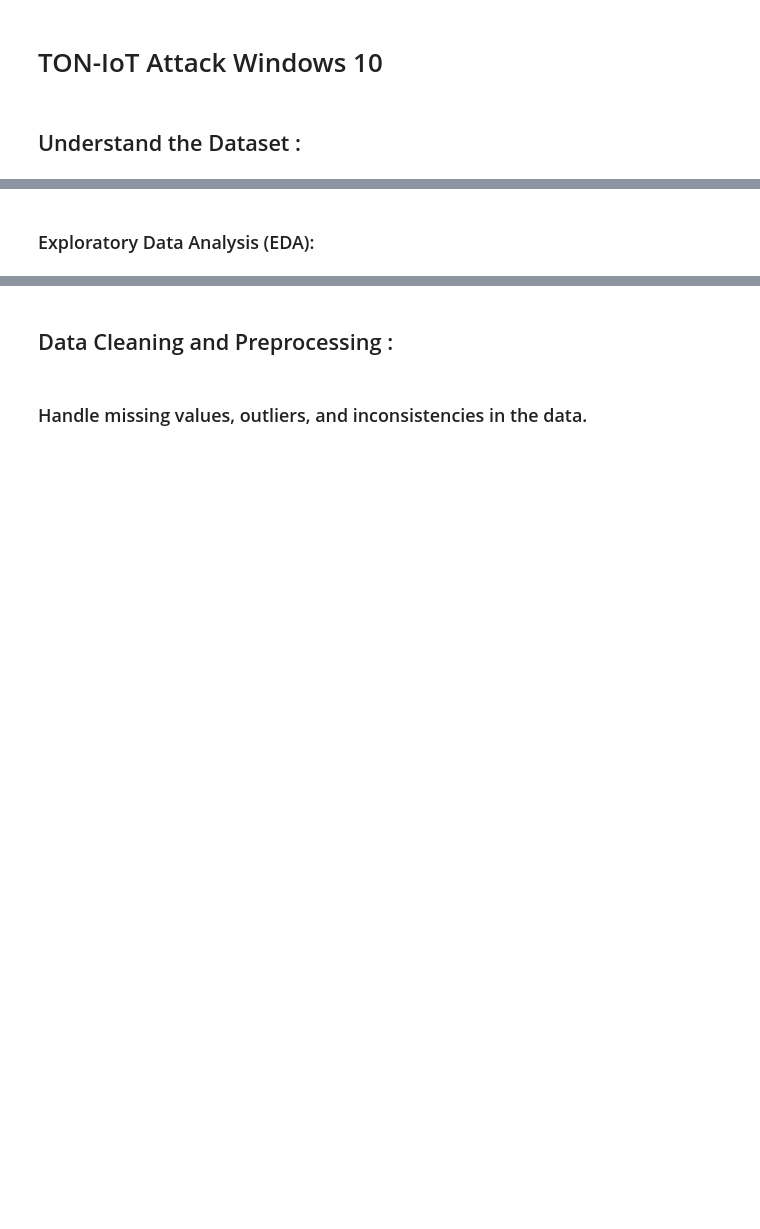
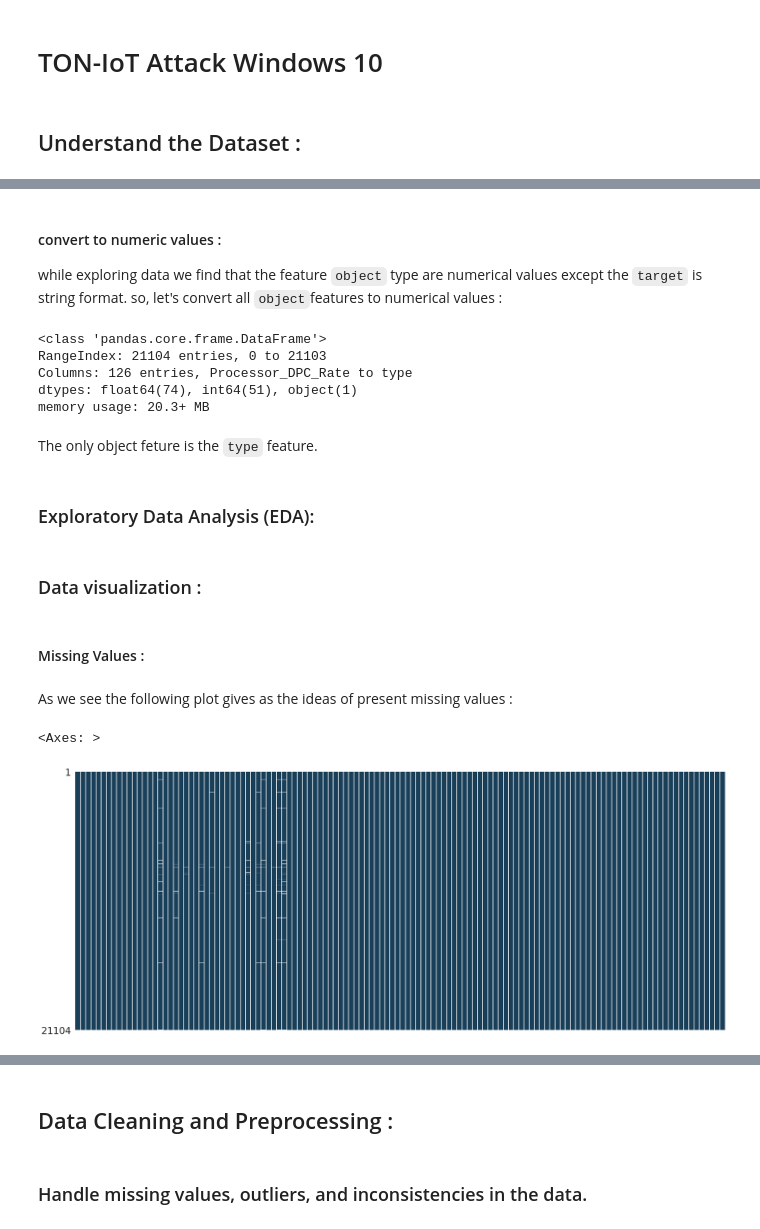
Before and after one commit to anas1IA/Windows_attack10, a Jupyter notebook: project/TON_IoT_Attack_Windows.ipynb, the cells around one changed output, grey strips where cells are left out. Saved outputs shown, nothing was run; the diff lists cells and outputs as text; code cells hidden in the pictures; blank space fills up the shorter version.

```diff
--- a/project/TON_IoT_Attack_Windows.ipynb
+++ b/project/TON_IoT_Attack_Windows.ipynb
@@ -5,2 +13,4 @@
+# %%
+df = pd.read_csv("/content/Train_Test_Windows_10 (1).csv")
 # %% [markdown]
 ## Understand the Dataset :
@@ -8,0 +53,13 @@
+# %% [markdown]
+#### convert to numeric values :
+while exploring data we find that the feature `object` type are numerical values except the `target` is string format. so, let's convert all `object`features to numerical values :
+# %%
+df[df.columns[:-1]] = df[df.columns[:-1]].apply(pd.to_numeric, errors='coerce')
+# %%
+df.info()
+# %% [output]
+<class 'pandas.core.frame.DataFrame'>
+RangeIndex: 21104 entries, 0 to 21103
+Columns: 126 entries, Processor_DPC_Rate to type
+dtypes: float64(74), int64(51), object(1)
+memory usage: 20.3+ MB
@@ -9,2 +71,15 @@
+# %% [markdown]
+The only object feture is the `type` feature.
 # %% [markdown]
 ### Exploratory Data Analysis (EDA):
+# %% [markdown]
+### Data visualization :
+# %% [markdown]
+#### Missing Values :
+# %% [markdown]
+As we see the following plot gives as the ideas of present missing values :
+# %%
+msno.matrix(df, sparkline=False, color=(0.1, 0.25, 0.35))
+# %% [output]
+<Axes: >
+[figure, added]
```
Also changed, not shown: parts of 16 cells of this notebook.
